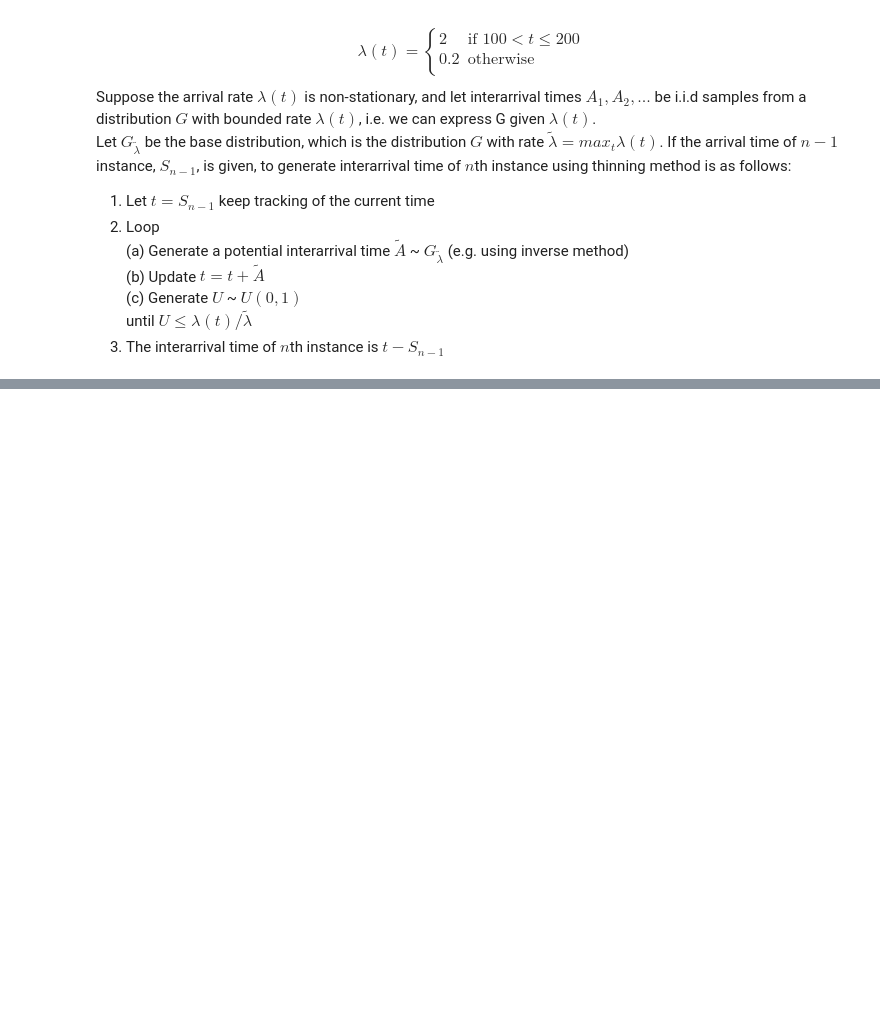
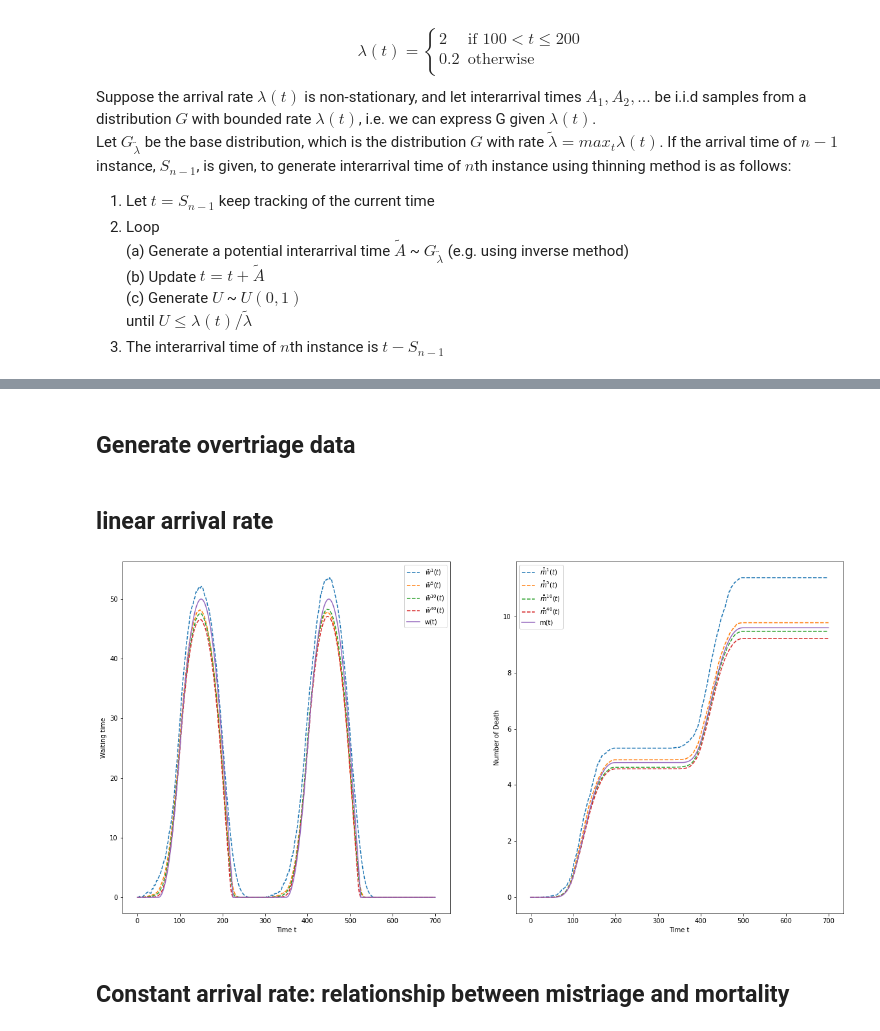
Before and after one commit to Yanboding/MIE8888Project-mistriageMortalityRationship, a Jupyter notebook: MIE8888.ipynb, the cells around one changed output, grey strips where cells are left out. Drawn from its saved outputs; the diff is of its cells as text; code cells hidden in the pictures; blank space fills up the shorter version.

```diff
--- a/MIE8888.ipynb
+++ b/MIE8888.ipynb
@@ -260,6 +337,11 @@ def createConstantGenerator(constant, Stream):
     '''
     def Generator(obj=None):
         return constant
+    return Generator, Stream
+
+def createMultiConstantGenerator(constants, Stream):
+    def Generator(i):
+        return constants[i-1]
     return Generator, Stream
 
 def createExpoGenerator(Mean, Stream):
@@ -529,11 +616,3 @@ def CreateCumDeathFn(arrivalTime, cumdead):
         return cumdead[i]
     CumDeathFn = np.vectorize(CumDeathFn, otypes=[float])
     return CumDeathFn
-# %%
-overtriage = 0.5
-undertriage = 0
-Class1Prob = 0.5
-abandonMeans = [800, 1200]
-X = [0]
-T = 500
-fluidScale = 100
@@ -539,0 +624,4 @@ fluidScale = 100
+# %% [markdown]
+## Generate overtriage data
+# %% [markdown]
+## linear arrival rate
@@ -539,0 +709,48 @@ fluidScale = 100
+# %%
+fs = [1, 5, 10, 40]
+fig, axs = plt.subplots(1,2,figsize=(20, 10))
+axs[0].set_xlabel('Time t')
+axs[0].set_ylabel('Waiting time')
+axs[1].set_xlabel('Time t')
+axs[1].set_ylabel('Number of Death')
+T = 700
+
+for fluidScale in fs:
+    generatorsParams = {
+                    "P":[0.4,0.6],
+                    "Q": [1, 1],
+                    "abandonMeans": abandonMeans,
+                    "serviceRates": Mu_k,
+                    "stopTime": T,
+                    "arrivalRate": carmelArrivalRate,
+                    "maxRate": 2,
+                    "method": 'thinning',
+                    "fluidScale":fluidScale}
+
+    patientFn, serviceTimeFn = createGenerators(**generatorsParams)
+    t = np.linspace(0,T,T+1)
+    expectW = np.zeros_like(t)
+    expectD = np.zeros_like(t)
+
+    for i in range(100):
+        arrivalTime, virtualWaits, jumpTime, cumdead = simulate(X, patientFn, serviceTimeFn, T)
+        VirtualWaitFn = CreateVirtualWaitFn(arrivalTime, virtualWaits, jumpTime)
+        CumDeathFn = CreateCumDeathFn(arrivalTime, cumdead)
+        expectW += (VirtualWaitFn(t) - expectW)/(i+1)
+        expectD += (CumDeathFn(t) - expectD)/(i+1)
+        #drawCumDeath(arrivalTime, cumdead, axs[0])
+        #drawVirtalWait(arrivalTime, virtualWaits, jumpTime, axs[1])
+    axs[0].plot(t, expectW, '--', label=r'$\bar{w}^{'+str(fluidScale)+r'}(t)$')
+    axs[1].plot(t, expectD/fluidScale, '--', label=r'$\bar{\bar{m}}^{'+str(fluidScale)+r'}(t)$')
+
+sol = mortality_mistrage_relation([0.4,0.6], [1,1], carmelArrivalRate, Mu_k, abandonMeans, X, T)
+axs[0].plot(t, sol[:, 0], '-', label='w(t)')
+axs[0].legend()
+axs[1].plot(t, sol[:, 1], '-', label='m(t)')
+axs[1].legend()
+
+plt.show()
+# %% [output]
+[figure, added]
+# %% [markdown]
+## Constant arrival rate: relationship between mistriage and mortality
```
Also changed, not shown: parts of 60 cells of this notebook.
